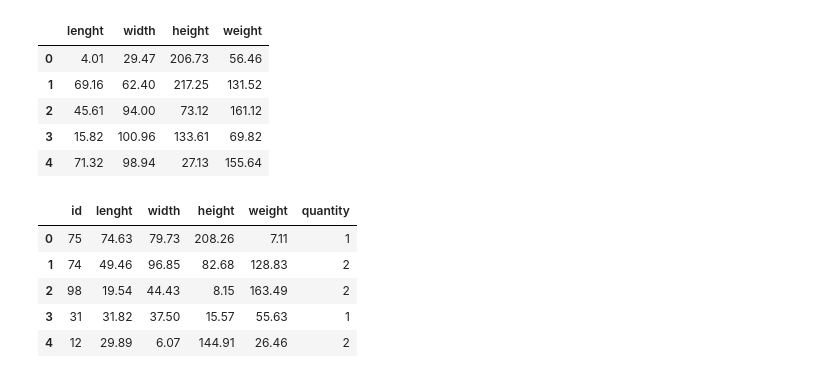
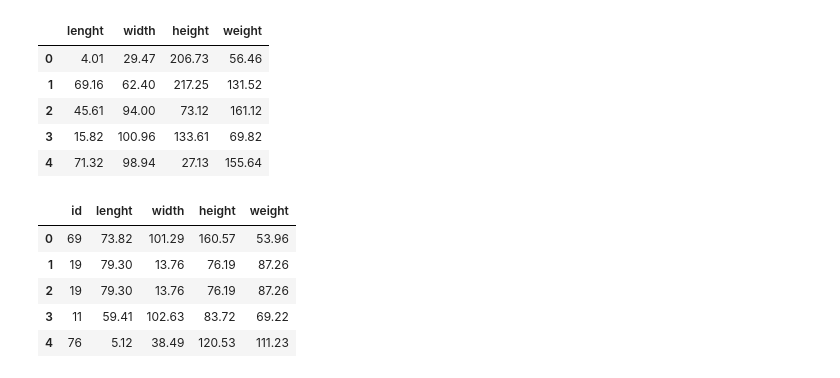
Before and after one commit to Wadaboa/3d-bpp, a Jupyter notebook: bpp.ipynb, the cells around one changed output. Saved outputs shown, nothing was run; the diff lists cells and outputs as text; code cells hidden in the pictures.

Commit message:
add product viz / add dummy solution

```diff
--- a/bpp.ipynb
+++ b/bpp.ipynb
@@ -53,8 +57,7 @@ Loading pickled products...
 | 3 | 15.82 | 100.96 | 133.61 | 69.82 |
 | 4 | 71.32 | 98.94 | 27.13 | 155.64 |
 # %%
-def get_order(products, max_products, max_quantity):
-    quantities = pd.Series(np.random.randint(low=1, high=max_quantity, size=max_products), name="quantity")
-    order = products.sample(max_products)
+def get_order(products, ordered_products):
+    order = products.sample(ordered_products, replace=True)
     ids = pd.Series(order.index, name="id")
-    return pd.concat([ids, order.reset_index(drop=True), quantities], axis=1)
+    return pd.concat([ids, order.reset_index(drop=True)], axis=1)
@@ -64,10 +64,12 @@ max_quantity = 3
+# %%
+ordered_products = 10
 # %%
-order = get_order(products, max_products, max_quantity)
+order = get_order(products, ordered_products)
 order.head()
 # %% [output]
-|  | id | lenght | width | height | weight | quantity |
-| 0 | 75 | 74.63 | 79.73 | 208.26 | 7.11 | 1 |
-| 1 | 74 | 49.46 | 96.85 | 82.68 | 128.83 | 2 |
-| 2 | 98 | 19.54 | 44.43 | 8.15 | 163.49 | 2 |
-| 3 | 31 | 31.82 | 37.50 | 15.57 | 55.63 | 1 |
-| 4 | 12 | 29.89 | 6.07 | 144.91 | 26.46 | 2 |
+|  | id | lenght | width | height | weight |
+| 0 | 69 | 73.82 | 101.29 | 160.57 | 53.96 |
+| 1 | 19 | 79.30 | 13.76 | 76.19 | 87.26 |
+| 2 | 19 | 79.30 | 13.76 | 76.19 | 87.26 |
+| 3 | 11 | 59.41 | 102.63 | 83.72 | 69.22 |
+| 4 | 76 | 5.12 | 38.49 | 120.53 | 111.23 |
```
Also changed, not shown: parts of 9 cells of this notebook, 1 other file.
